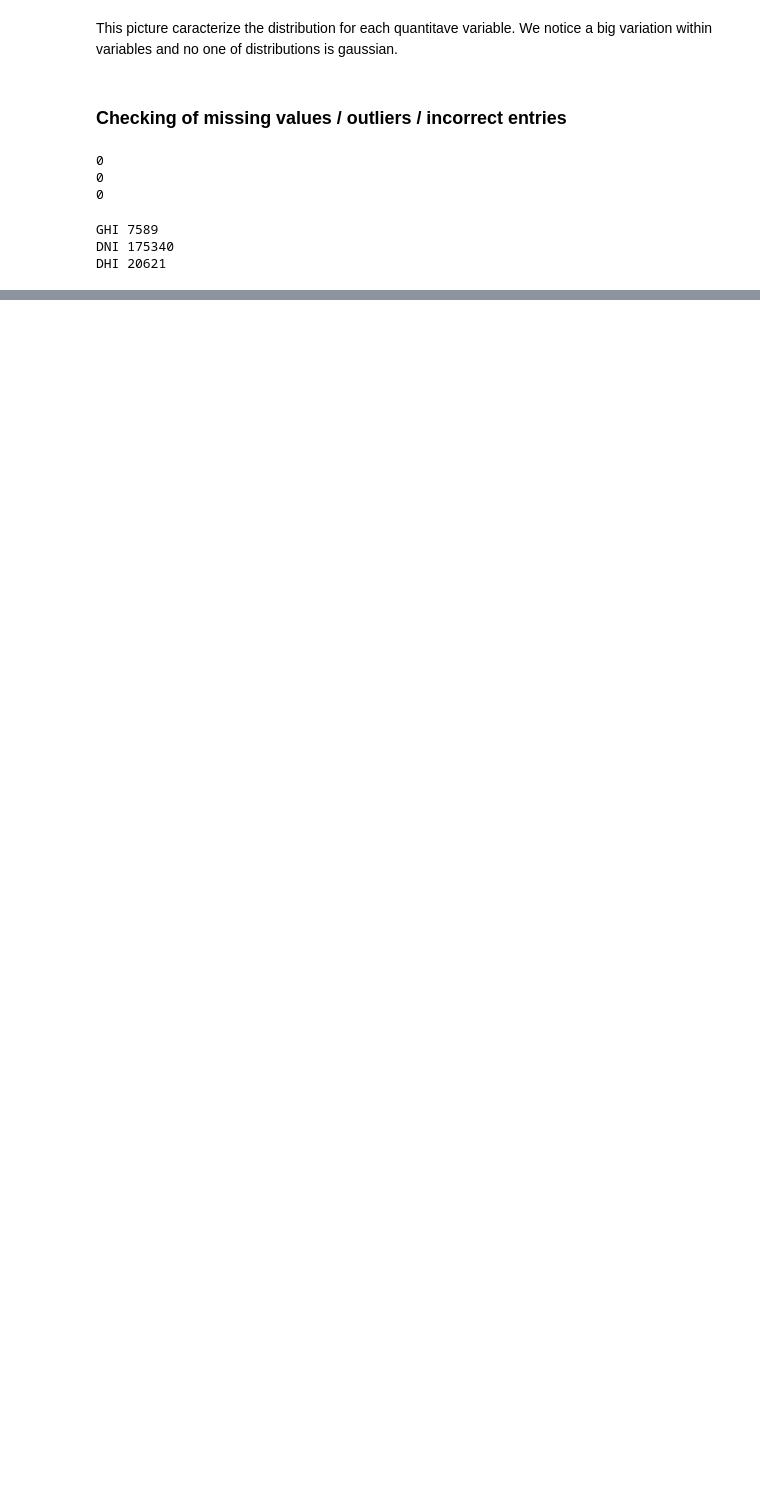
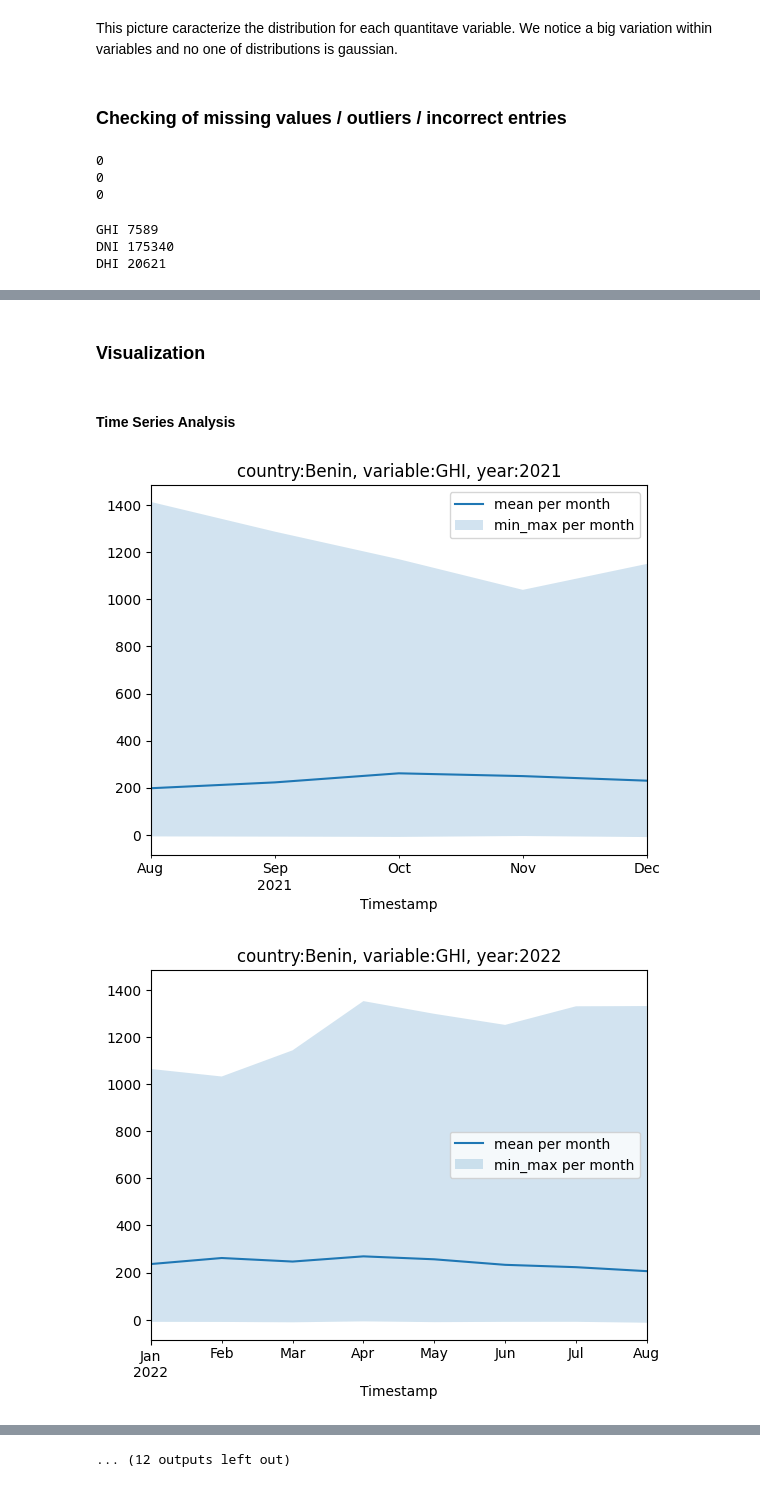
Before and after one commit to Cabrel17/Solar_radiation_analysis, a Jupyter notebook: notebooks/exploration.ipynb, the cells around one changed output, grey strips where cells are left out. Saved outputs shown, nothing was run; the diff lists cells and outputs as text; code cells hidden in the pictures; blank space fills up the shorter version.

Commit message:
adding time series analyzing

```diff
--- a/notebooks/exploration.ipynb
+++ b/notebooks/exploration.ipynb
@@ -93,3 +92,7 @@ for col in l1:
 GHI 7589
 DNI 175340
 DHI 20621
+# %%
+# Negative values
+for col in l1:
+    print(col,len(neg_values(df, col)))
@@ -95,0 +105,4 @@ DHI 20621
+# %%
+# Checking of outliers
+for col in l2:
+    print(col,len(outliers(df, col)))
@@ -95,0 +116,10 @@ DHI 20621
+# %% [markdown]
+### Visualization
+# %% [markdown]
+#### Time Series Analysis
+# %%
+l3 = ['GHI', 'DNI', 'DHI', 'Tamb']
+l4 = list(df['Country'].unique())
+l5 = ['2021','2022']
+# %%
+l5 = ['2021','2022']
@@ -95,0 +133,9 @@ DHI 20621
+# %%
+# Time series analysis: Pattern by month
+for col in l3:
+    for country in l4:
+        for yr in l5:
+            trend_viz(df, col, country, 'M', yr)
+# %% [output]
+[figure, added]
+[figure, added]
@@ -95,0 +152 @@ DHI 20621
+... (12 outputs left out)
```
Also changed, not shown: parts of 12 cells of this notebook, 2 other files.
